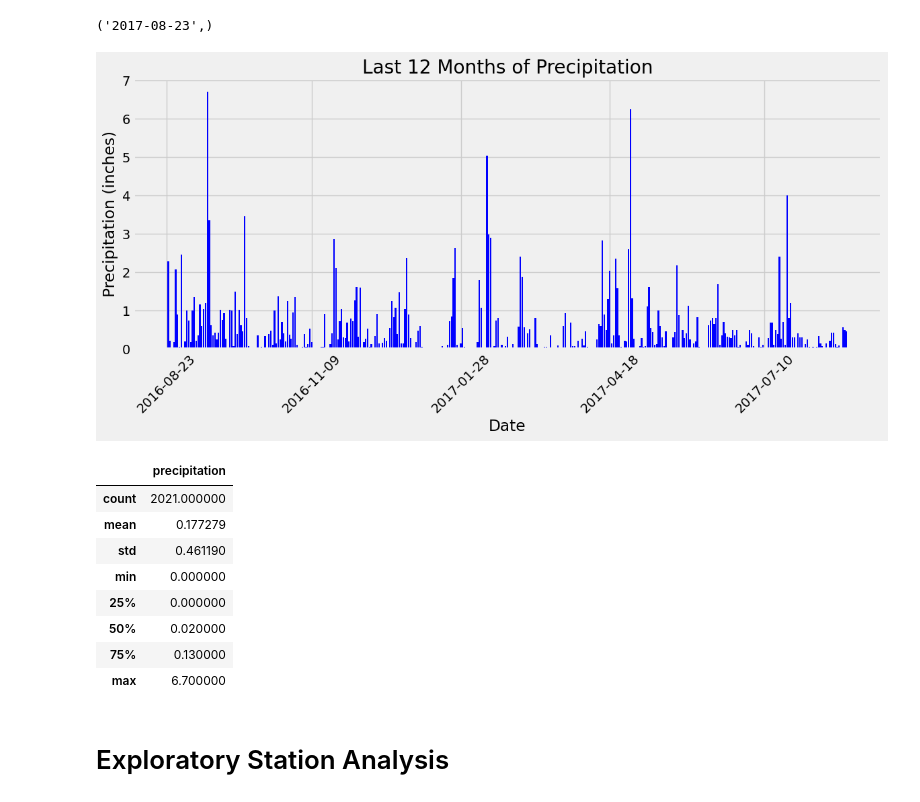
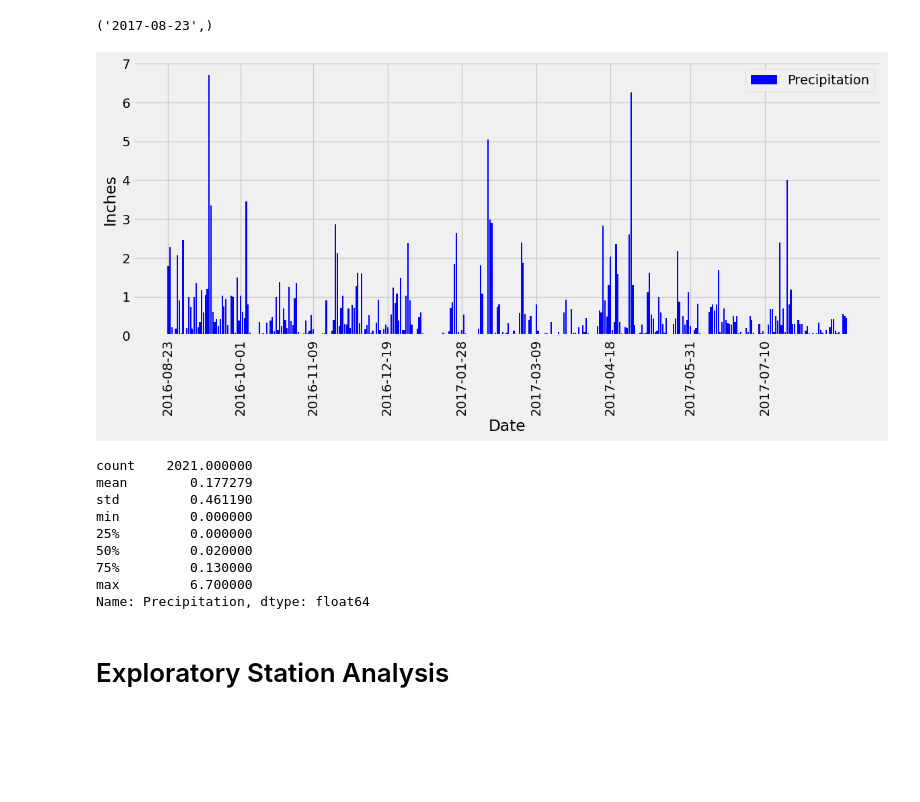
Before and after one commit to HGShelton/sqlalchemy_challenge, a Jupyter notebook: SurfsUp/climate_starter.ipynb, the cells around one changed output. Saved outputs shown, nothing was run; the diff lists cells and outputs as text; code cells hidden in the pictures; blank space fills up the shorter version.

Commit message:
fixed errors in precipitation code

```diff
--- a/SurfsUp/climate_starter.ipynb
+++ b/SurfsUp/climate_starter.ipynb
@@ -48,49 +48,52 @@ most_recent_date
 # %%
 # Design a query to retrieve the last 12 months of precipitation data and plot the results.
 # Starting from the most recent data point in the database.
 recent_date = datetime.strptime('2017-08-23', '%Y-%m-%d')
 
 # Calculate the date one year from the last date in data set.
-one_year_ago = recent_date - dt.timedelta(days=365)
+one_year_ago = recent_date - dt.timedelta(days=366)
 
 # Perform a query to retrieve the data and precipitation scores
 precipitation_data = session.query(measurements.date, measurements.prcp).\
                     filter(measurements.date >= one_year_ago).\
-                    filter(measurements.date <= '2017-08-23').all()
+                    filter(measurements.date <= recent_date).all()
 
 # Save the query results as a Pandas DataFrame. Explicitly set the column names
 # used ChatGpt to determine error in dates, needed to convert dates to datetime format
 df = pd.DataFrame(precipitation_data, columns=['Date', 'Precipitation'])
 df['Date'] = pd.to_datetime(df['Date'])
 
 # Sort the dataframe by date
 df.sort_values(by='Date', inplace=True)
 
 # Use Pandas Plotting with Matplotlib to plot the data
 plt.figure(figsize=(12, 6))
-plt.bar(df['Date'], df['Precipitation'], width=0.8, color='blue')
+plt.bar(df['Date'], df['Precipitation'], width=0.8, color='blue', label='Precipitation')
 plt.xlabel('Date')
-plt.ylabel('Precipitation (inches)')
-plt.title('Last 12 Months of Precipitation')
+plt.ylabel('Inches')
+plt.legend()
 
-specific_dates = ['2016-08-23', '2016-11-09', '2017-01-28', '2017-04-18', '2017-07-10']
-plt.xticks(specific_dates, rotation=45)
+specific_dates = ['2016-08-23', '2016-10-01', '2016-11-09', '2016-12-19', '2017-01-28', '2017-03-09', '2017-04-18',
+                 '2017-05-31', '2017-07-10']
+plt.xticks(specific_dates, rotation=90)
 plt.tight_layout()
 plt.show()
 # %% [output]
-[figure, old version]
+[figure, new version]
 # %%
 # Use Pandas to calculate the summary statistics for the precipitation data
+prcp_stats = df['Precipitation'].describe()
+prcp_stats
 # %% [output]
-|  | precipitation |
-| count | 2021.000000 |
-| mean | 0.177279 |
-| std | 0.461190 |
-| min | 0.000000 |
-| 25% | 0.000000 |
-| 50% | 0.020000 |
-| 75% | 0.130000 |
-| max | 6.700000 |
+count    2021.000000
+mean        0.177279
+std         0.461190
+min         0.000000
+25%         0.000000
+50%         0.020000
+75%         0.130000
+max         6.700000
+Name: Precipitation, dtype: float64
 # %% [markdown]
 # Exploratory Station Analysis
 # %%
```
